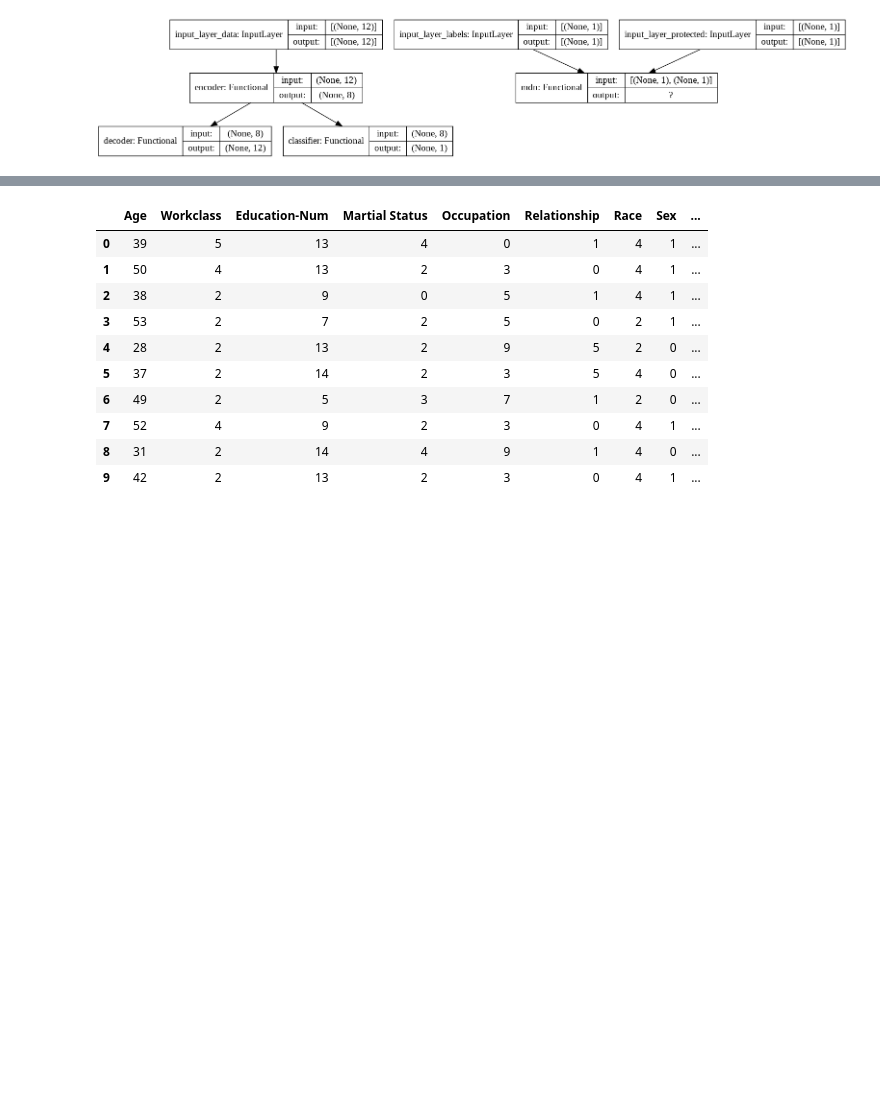
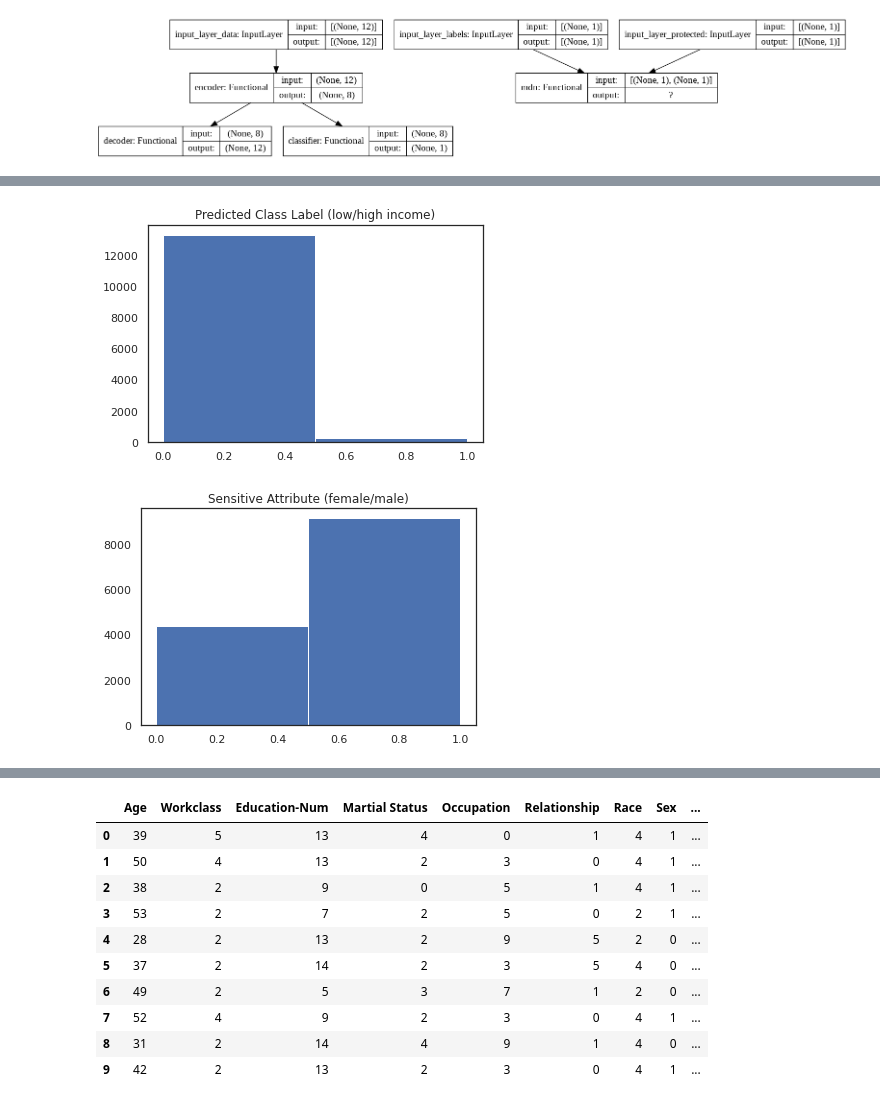
Before and after one commit to scottspurlock/mlfairness, a Jupyter notebook: fair_mdn.ipynb, the cells around one changed output, grey strips where cells are left out. Cells and saved outputs as stored; diff of their text form; code cells hidden in the pictures; blank space fills up the shorter version.

```diff
--- a/fair_mdn.ipynb
+++ b/fair_mdn.ipynb
@@ -428,3 +465,16 @@ weighted avg       0.83      0.84      0.83     13567
+# %%
+plt.figure()
+plt.hist(ypred, 2)
+plt.title('Predicted Class Label (low/high income)')
+plt.show()
+
+plt.figure()
+plt.hist(Xtest[:, 7], 2)
+plt.title('Sensitive Attribute (female/male)')
+plt.show()
+# %% [output]
+[figure, added]
+[figure, added]
 # %%
 imgs_visualize = 3000
 figsize = 15
```
Also changed, not shown: parts of 16 cells of this notebook.
